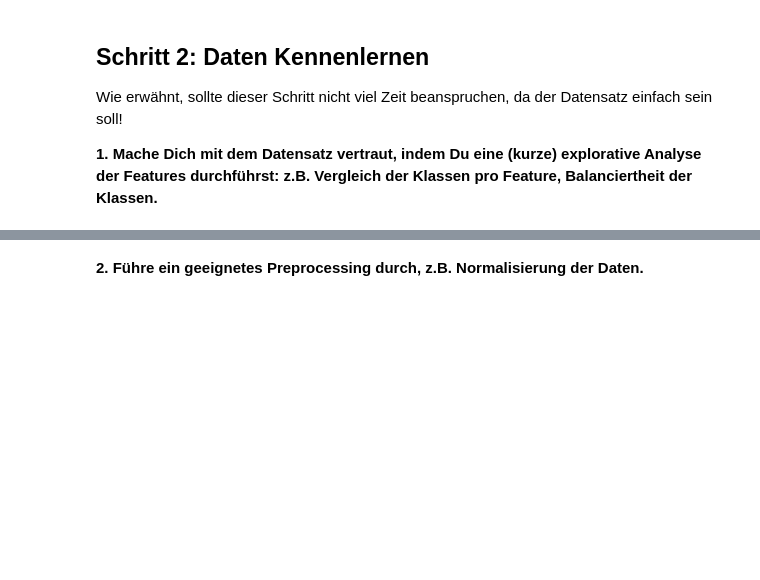
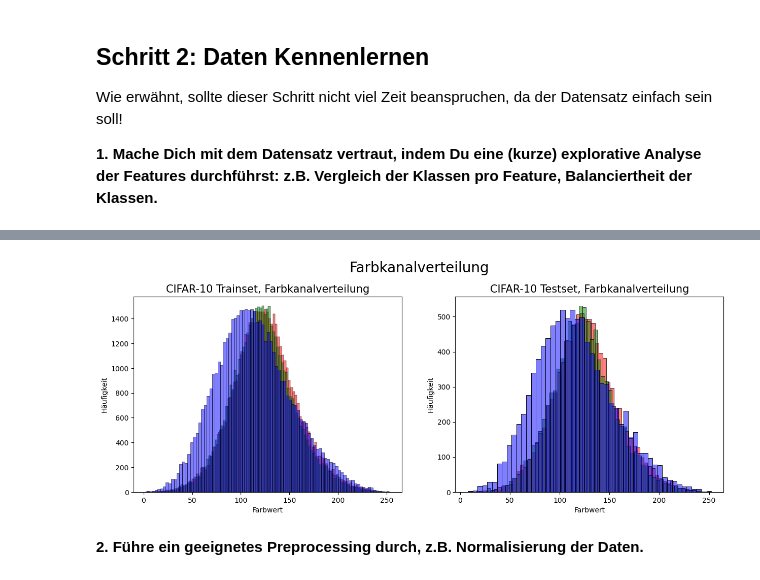
Before and after one commit to 7ben18/fhnw-del-Deep-Learning, a Jupyter notebook: del-Minichallenge-1/del-Minichallenge-1-SiBenTran.ipynb, the cells around one changed output, grey strips where cells are left out. Drawn from its saved outputs; the diff is of its cells as text; code cells hidden in the pictures; blank space fills up the shorter version.

```diff
--- a/del-Minichallenge-1/del-Minichallenge-1-SiBenTran.ipynb
+++ b/del-Minichallenge-1/del-Minichallenge-1-SiBenTran.ipynb
@@ -64,2 +161,36 @@ Klassen.**
+# %%
+# get the distribution of the colour channels
+def get_channel_distribution(data):
+    r = []
+    g = []
+    b = []
+    for i in range(data.shape[0]):
+        r.append(np.mean(data[i, :, :, 0]))
+        g.append(np.mean(data[i, :, :, 1]))
+        b.append(np.mean(data[i, :, :, 2]))
+    return r, g, b
+
+# get the distribution of the colour channels
+r_train, g_train, b_train = get_channel_distribution(cifar_trainset.data)
+r_test, g_test, b_test = get_channel_distribution(cifar_testset.data)
+
+# plot the distribution of the colour channels
+fig, (ax1, ax2) = plt.subplots(1, 2, figsize=(15, 5))
+sns.histplot(r_train, ax=ax1, color='r', alpha = 0.5)
+sns.histplot(g_train, ax=ax1, color='g', alpha = 0.5)
+sns.histplot(b_train, ax=ax1, color='b', alpha = 0.5)
+sns.histplot(r_test, ax=ax2, color='r', alpha = 0.5)
+sns.histplot(g_test, ax=ax2, color='g', alpha = 0.5)
+sns.histplot(b_test, ax=ax2, color='b', alpha = 0.5)
+ax1.set_title("CIFAR-10 Trainset, Farbkanalverteilung", fontsize=15)
+ax2.set_title("CIFAR-10 Testset, Farbkanalverteilung", fontsize=15)
+ax1.set_ylabel("Häufigkeit", fontsize=10)
+ax1.set_xlabel("Farbwert", fontsize=10)
+ax2.set_ylabel("Häufigkeit", fontsize=10)
+ax2.set_xlabel("Farbwert", fontsize=10)
+fig.suptitle("Farbkanalverteilung", fontsize=20, y = 1.02)
+plt.show()
+# %% [output]
+[figure, added]
 # %% [markdown]
 **2. Führe ein geeignetes Preprocessing durch, z.B. Normalisierung der Daten.**
```
Also changed, not shown: parts of 13 cells of this notebook, 2 other files.
